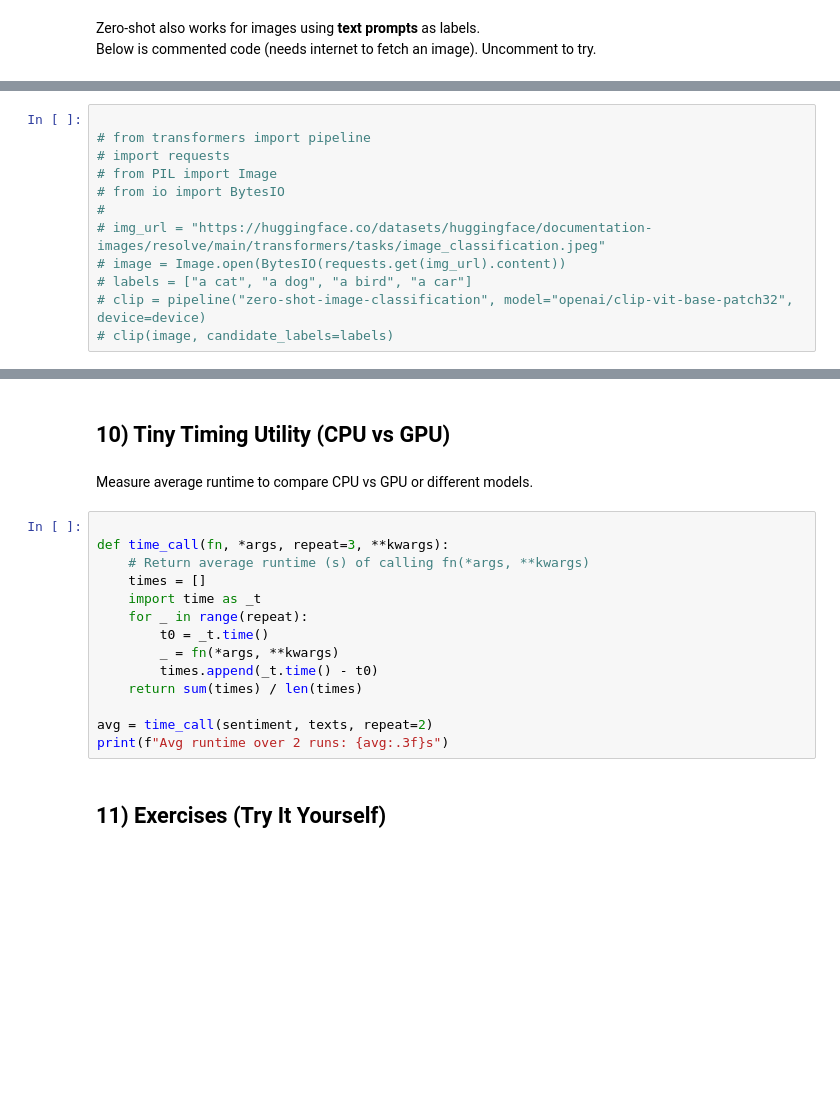
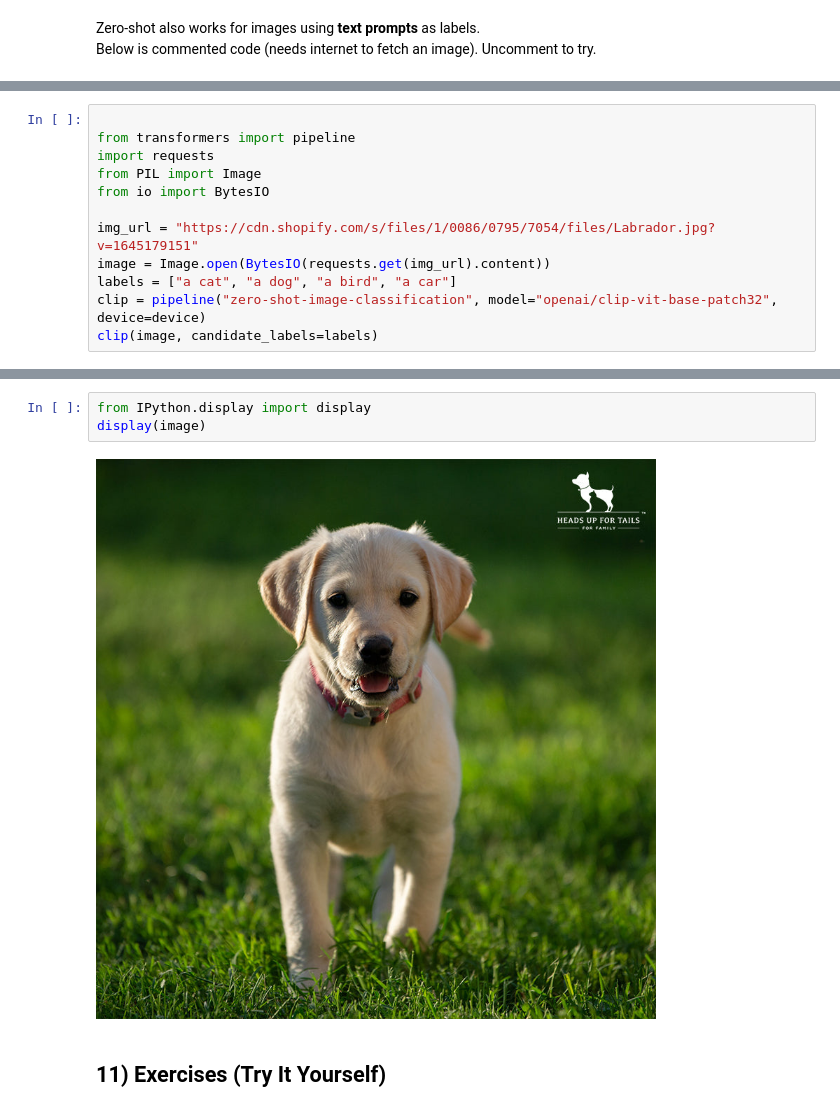
Before and after one commit to CNUClasses/471_code, a Jupyter notebook: week10/HF_Pipelines_ZeroShot_Beginner.ipynb, the cells around one changed output, grey strips where cells are left out. Saved outputs shown, nothing was run; the diff lists cells and outputs as text; blank space fills up the shorter version.

```diff
--- a/week10/HF_Pipelines_ZeroShot_Beginner.ipynb
+++ b/week10/HF_Pipelines_ZeroShot_Beginner.ipynb
@@ -193,12 +340,12 @@ Below is commented code (needs internet to fetch an image). Uncomment to try.
 # %%
 
-# from transformers import pipeline
-# import requests
-# from PIL import Image
-# from io import BytesIO
-#
-# img_url = "https://huggingface.co/datasets/huggingface/documentation-images/resolve/main/transformers/tasks/image_classification.jpeg"
-# image = Image.open(BytesIO(requests.get(img_url).content))
-# labels = ["a cat", "a dog", "a bird", "a car"]
-# clip = pipeline("zero-shot-image-classification", model="openai/clip-vit-base-patch32", device=device)
-# clip(image, candidate_labels=labels)
+from transformers import pipeline
+import requests
+from PIL import Image
+from io import BytesIO
+
+img_url = "https://cdn.shopify.com/s/files/1/0086/0795/7054/files/Labrador.jpg?v=1645179151"
+image = Image.open(BytesIO(requests.get(img_url).content))
+labels = ["a cat", "a dog", "a bird", "a car"]
+clip = pipeline("zero-shot-image-classification", model="openai/clip-vit-base-patch32", device=device)
+clip(image, candidate_labels=labels)
@@ -205,23 +359,8 @@ Below is commented code (needs internet to fetch an image). Uncomment to try.
-# %% [markdown]
-
-## 10) Tiny Timing Utility (CPU vs GPU)
-# %% [markdown]
-
-Measure average runtime to compare CPU vs GPU or different models.
-# %%
-
-def time_call(fn, *args, repeat=3, **kwargs):
-    # Return average runtime (s) of calling fn(*args, **kwargs)
-    times = []
-    import time as _t
-    for _ in range(repeat):
-        t0 = _t.time()
-        _ = fn(*args, **kwargs)
-        times.append(_t.time() - t0)
-    return sum(times) / len(times)
-
-avg = time_call(sentiment, texts, repeat=2)
-print(f"Avg runtime over 2 runs: {avg:.3f}s")
+# %%
+from IPython.display import display
+display(image)
+# %% [output]
+[figure, added]
 # %% [markdown]
 
 ## 11) Exercises (Try It Yourself)
```
Also changed, not shown: parts of 15 cells of this notebook, 6 other files.
